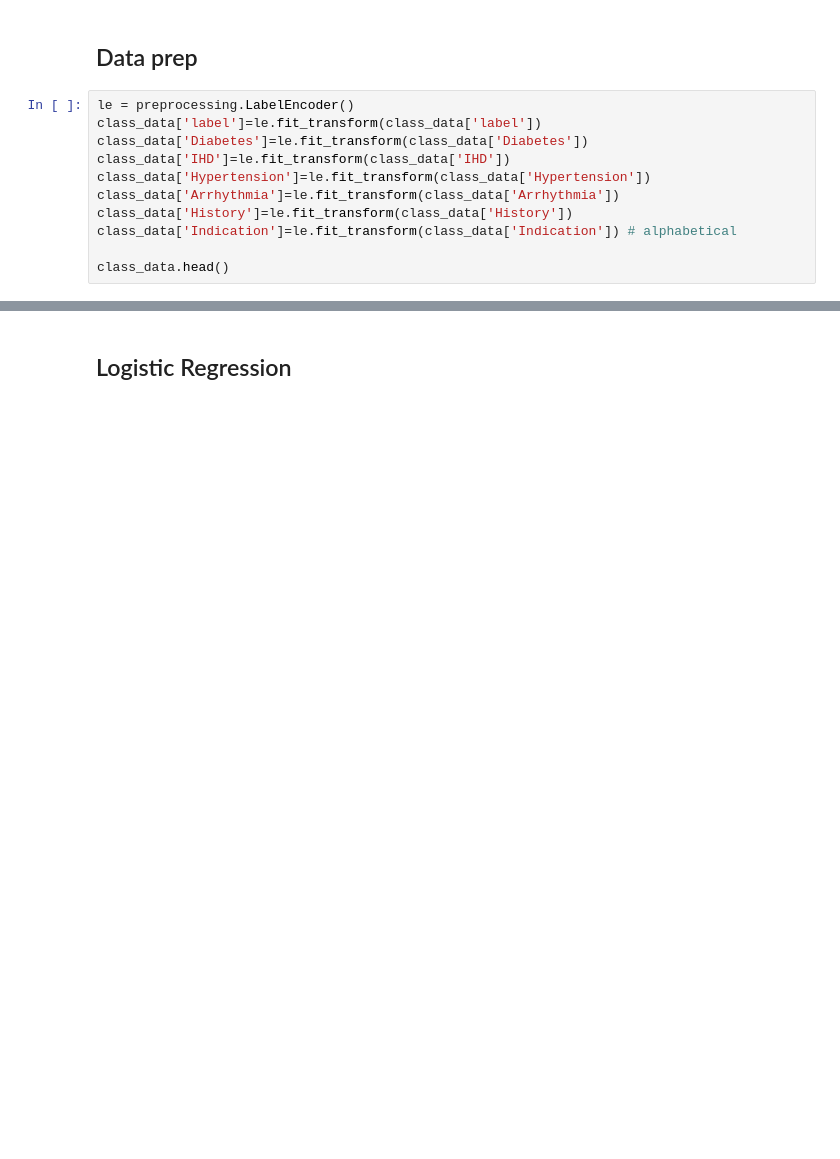
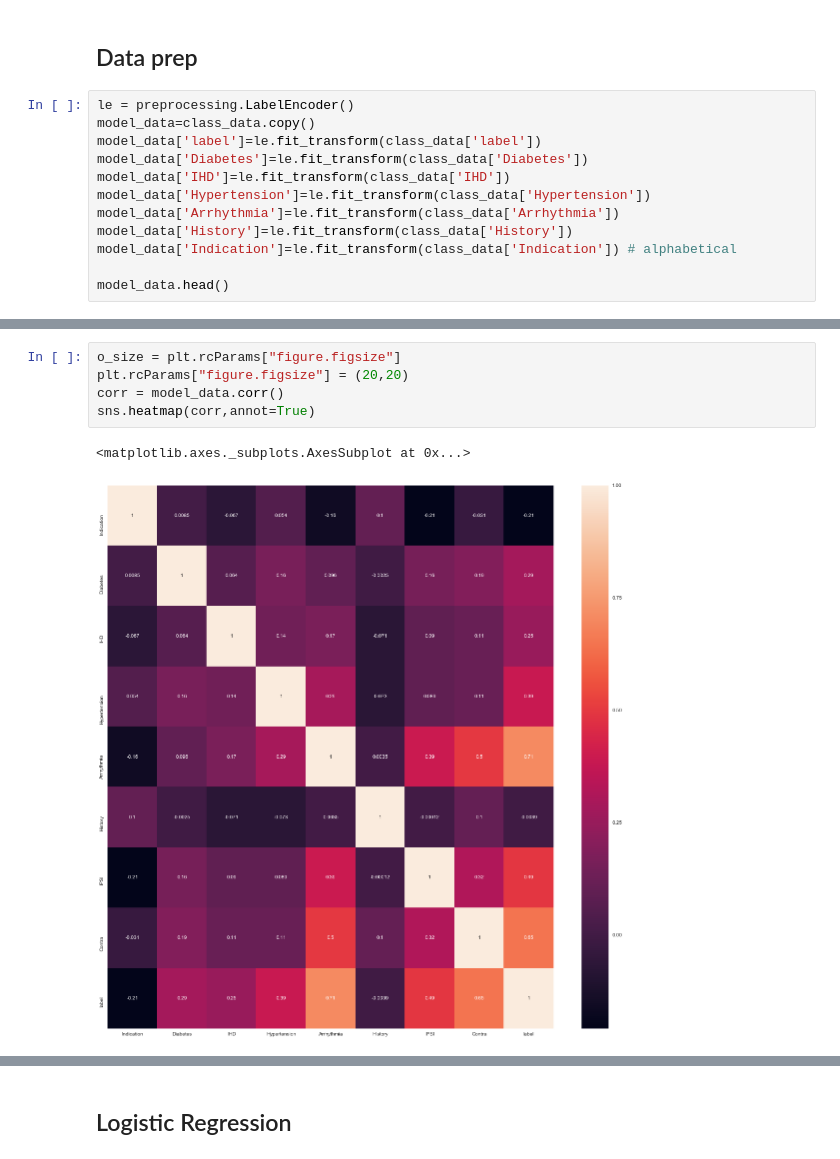
Before and after one commit to AntonyLeons/Data-Mining-ACW, a Jupyter notebook: Legacy_Data.ipynb, the cells around one changed output, grey strips where cells are left out. Cells and saved outputs as stored; diff of their text form; blank space fills up the shorter version.

```diff
--- a/Legacy_Data.ipynb
+++ b/Legacy_Data.ipynb
@@ -312,12 +317,13 @@ sns.countplot(class_data['label'],Label='count')
 ## Data prep
 # %%
 le = preprocessing.LabelEncoder()
-class_data['label']=le.fit_transform(class_data['label'])
-class_data['Diabetes']=le.fit_transform(class_data['Diabetes'])
-class_data['IHD']=le.fit_transform(class_data['IHD'])
-class_data['Hypertension']=le.fit_transform(class_data['Hypertension'])
-class_data['Arrhythmia']=le.fit_transform(class_data['Arrhythmia'])
-class_data['History']=le.fit_transform(class_data['History'])
-class_data['Indication']=le.fit_transform(class_data['Indication']) # alphabetical
+model_data=class_data.copy()
+model_data['label']=le.fit_transform(class_data['label'])
+model_data['Diabetes']=le.fit_transform(class_data['Diabetes'])
+model_data['IHD']=le.fit_transform(class_data['IHD'])
+model_data['Hypertension']=le.fit_transform(class_data['Hypertension'])
+model_data['Arrhythmia']=le.fit_transform(class_data['Arrhythmia'])
+model_data['History']=le.fit_transform(class_data['History'])
+model_data['Indication']=le.fit_transform(class_data['Indication']) # alphabetical
 
-class_data.head()
+model_data.head()
@@ -323,0 +338,8 @@ class_data.head()
+# %%
+o_size = plt.rcParams["figure.figsize"]
+plt.rcParams["figure.figsize"] = (20,20)
+corr = model_data.corr()
+sns.heatmap(corr,annot=True)
+# %% [output]
+<matplotlib.axes._subplots.AxesSubplot at 0x...>
+[figure, added]
```
Also changed, not shown: parts of 69 cells of this notebook, 3 other files.
